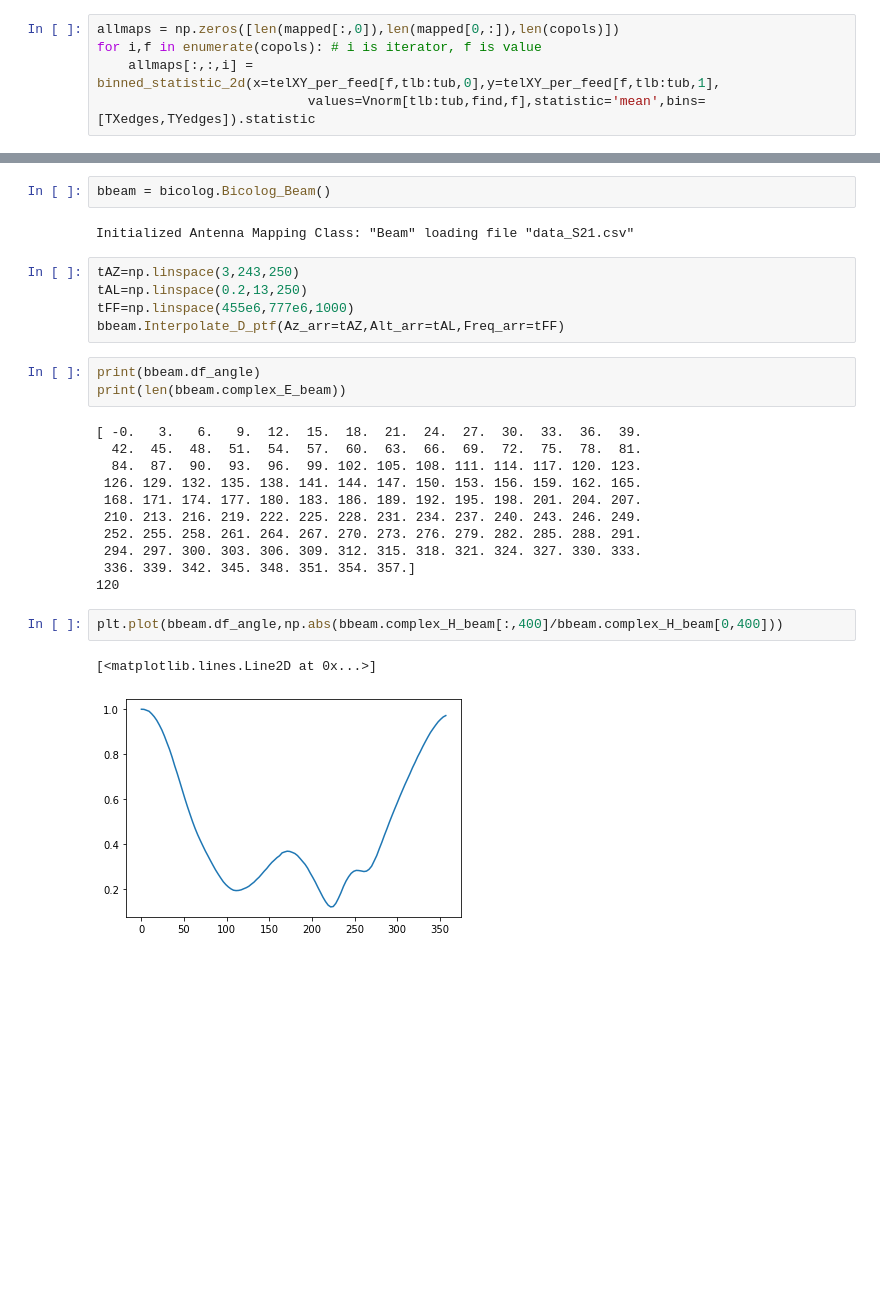
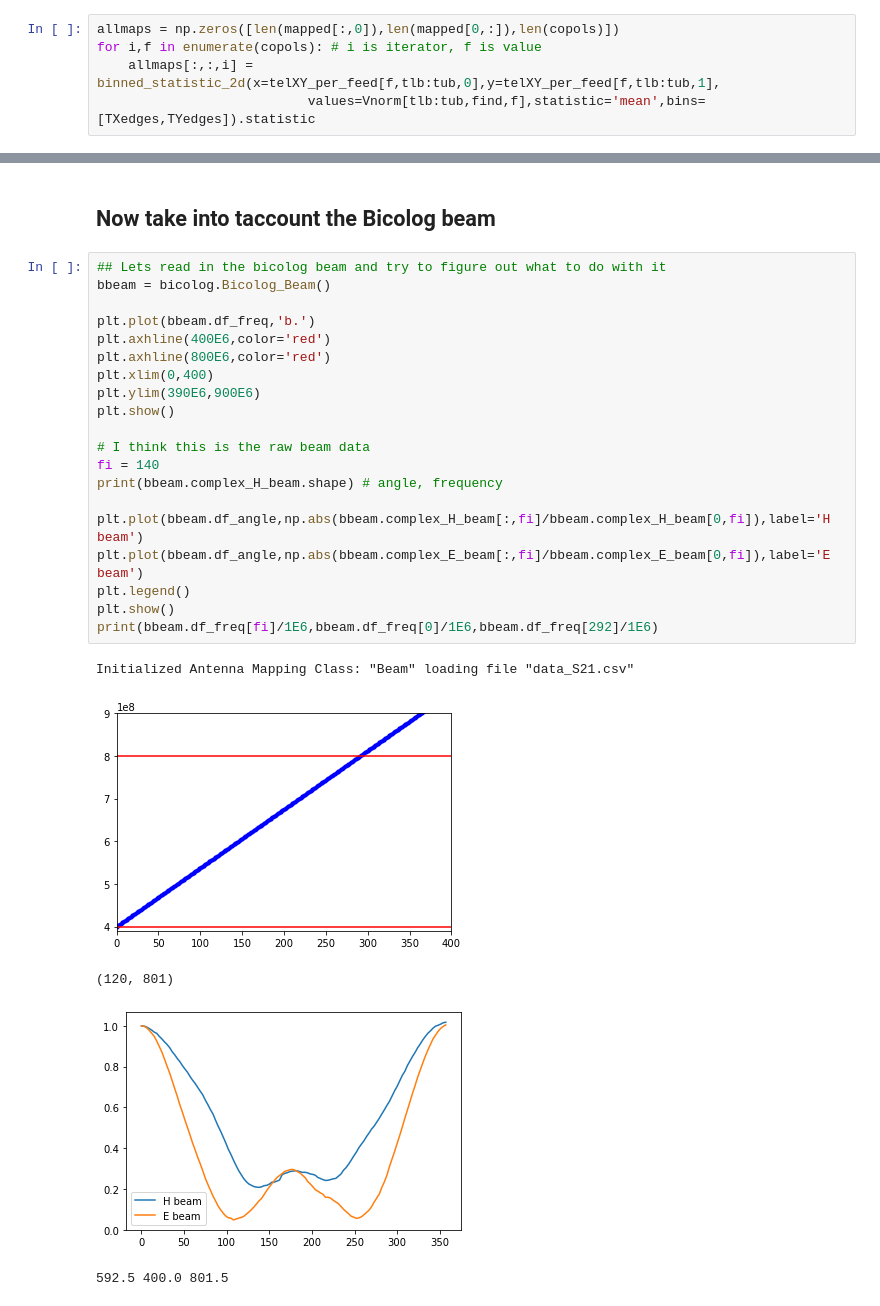
Before and after one commit to WrightLaboratory/newburghlabdrone, a Jupyter notebook: analysis/LBN_NSCHIME.ipynb, the cells around one changed output, grey strips where cells are left out. Cells and saved outputs as stored; diff of their text form; blank space fills up the shorter version.

Commit message:
accounting for bicolog beam

```diff
--- a/analysis/LBN_NSCHIME.ipynb
+++ b/analysis/LBN_NSCHIME.ipynb
@@ -902,28 +1065,28 @@ from matplotlib import pyplot as plt
-# %%
-bbeam = bicolog.Bicolog_Beam()
-# %% [output]
-Initialized Antenna Mapping Class: "Beam" loading file "data_S21.csv"
-# %%
-tAZ=np.linspace(3,243,250)
-tAL=np.linspace(0.2,13,250)
-tFF=np.linspace(455e6,777e6,1000)
-bbeam.Interpolate_D_ptf(Az_arr=tAZ,Alt_arr=tAL,Freq_arr=tFF)
-# %%
-print(bbeam.df_angle)
-print(len(bbeam.complex_E_beam))
-# %% [output]
-[ -0.   3.   6.   9.  12.  15.  18.  21.  24.  27.  30.  33.  36.  39.
-  42.  45.  48.  51.  54.  57.  60.  63.  66.  69.  72.  75.  78.  81.
-  84.  87.  90.  93.  96.  99. 102. 105. 108. 111. 114. 117. 120. 123.
- 126. 129. 132. 135. 138. 141. 144. 147. 150. 153. 156. 159. 162. 165.
- 168. 171. 174. 177. 180. 183. 186. 189. 192. 195. 198. 201. 204. 207.
- 210. 213. 216. 219. 222. 225. 228. 231. 234. 237. 240. 243. 246. 249.
- 252. 255. 258. 261. 264. 267. 270. 273. 276. 279. 282. 285. 288. 291.
- 294. 297. 300. 303. 306. 309. 312. 315. 318. 321. 324. 327. 330. 333.
- 336. 339. 342. 345. 348. 351. 354. 357.]
-120
-# %%
-plt.plot(bbeam.df_angle,np.abs(bbeam.complex_H_beam[:,400]/bbeam.complex_H_beam[0,400]))
-# %% [output]
-[<matplotlib.lines.Line2D at 0x...>]
-[figure, removed]
+# %% [markdown]
+## Now take into taccount the Bicolog beam
+# %%
+## Lets read in the bicolog beam and try to figure out what to do with it
+bbeam = bicolog.Bicolog_Beam()
+
+plt.plot(bbeam.df_freq,'b.')
+plt.axhline(400E6,color='red')
+plt.axhline(800E6,color='red')
+plt.xlim(0,400)
+plt.ylim(390E6,900E6)
+plt.show()
+
+# I think this is the raw beam data
+fi = 140
+print(bbeam.complex_H_beam.shape) # angle, frequency
+
+plt.plot(bbeam.df_angle,np.abs(bbeam.complex_H_beam[:,fi]/bbeam.complex_H_beam[0,fi]),label='H beam')
+plt.plot(bbeam.df_angle,np.abs(bbeam.complex_E_beam[:,fi]/bbeam.complex_E_beam[0,fi]),label='E beam')
+plt.legend()
+plt.show()
+print(bbeam.df_freq[fi]/1E6,bbeam.df_freq[0]/1E6,bbeam.df_freq[292]/1E6)
+# %% [output]
+Initialized Antenna Mapping Class: "Beam" loading file "data_S21.csv"
+[figure, added]
+(120, 801)
+[figure, added]
+592.5 400.0 801.5
```
Also changed, not shown: parts of 37 cells of this notebook.
